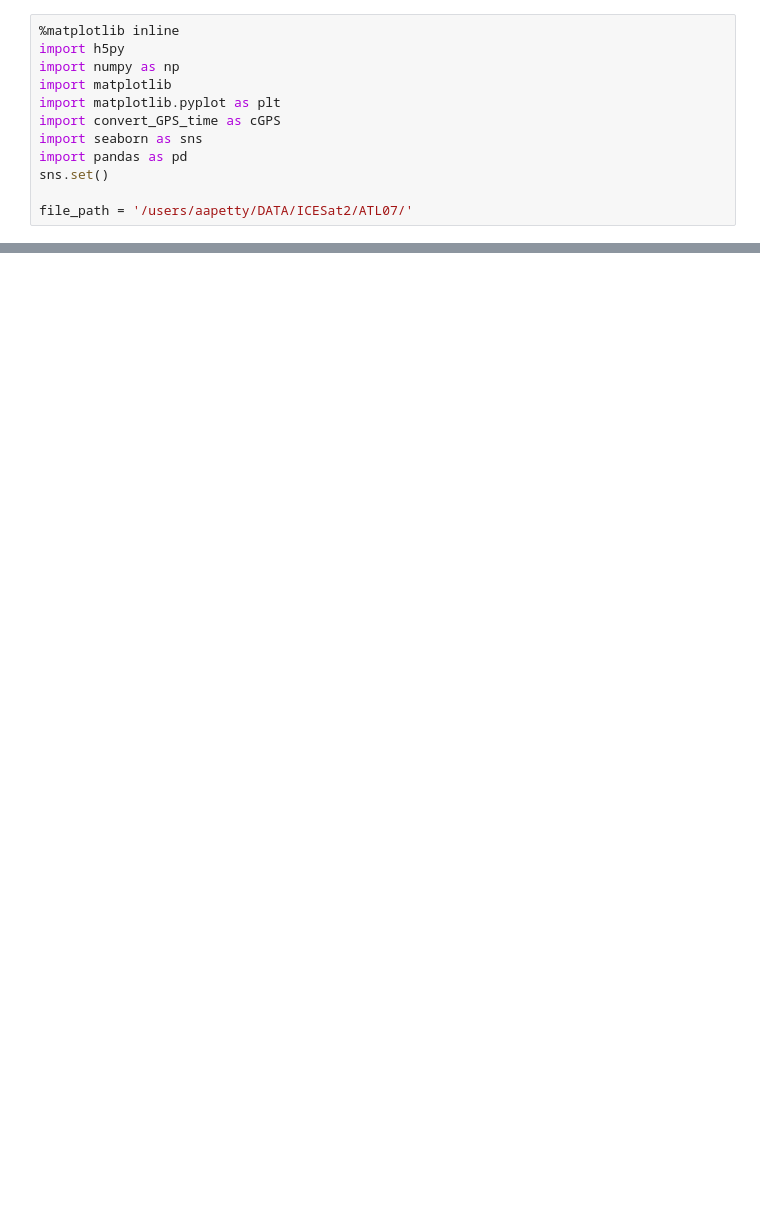
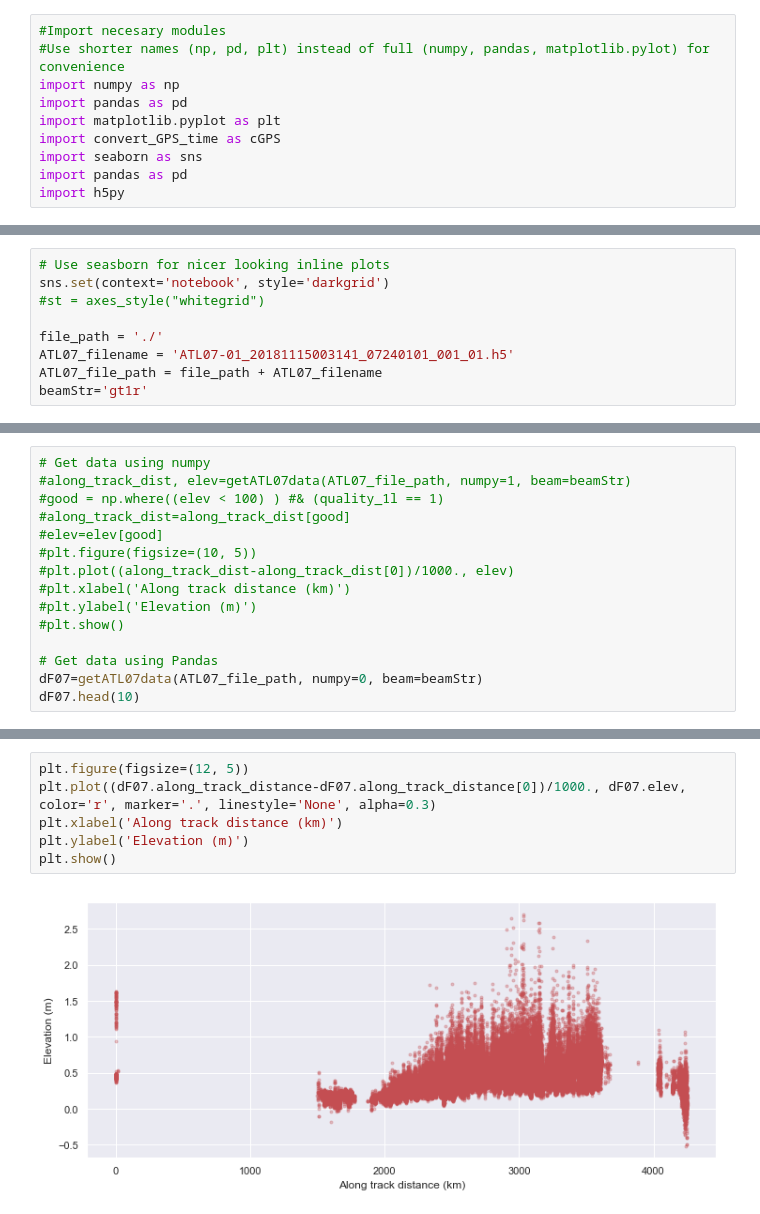
Before and after one commit to ICESAT-2HackWeek/tutorial_dev, a Jupyter notebook: seaice/ATL07.ipynb, the cells around one changed output, grey strips where cells are left out. Drawn from its saved outputs; the diff is of its cells as text; blank space fills up the shorter version.

Commit message:
updated the ATL07 notebook and added a demo file, which should be ignored

```diff
--- a/seaice/ATL07.ipynb
+++ b/seaice/ATL07.ipynb
@@ -6,12 +48,10 @@ Input requirements: ATL07 data file
 # %%
-%matplotlib inline
-import h5py
+#Import necesary modules
+#Use shorter names (np, pd, plt) instead of full (numpy, pandas, matplotlib.pylot) for convenience
 import numpy as np
-import matplotlib
+import pandas as pd
 import matplotlib.pyplot as plt
 import convert_GPS_time as cGPS
 import seaborn as sns
 import pandas as pd
-sns.set()
-
-file_path = '/users/aapetty/DATA/ICESat2/ATL07/'
+import h5py
@@ -85 +58,10 @@ plt.show()
+# %%
+# Use seasborn for nicer looking inline plots
+sns.set(context='notebook', style='darkgrid')
+#st = axes_style("whitegrid")
+
+file_path = './'
+ATL07_filename = 'ATL07-01_20181115003141_07240101_001_01.h5'
+ATL07_file_path = file_path + ATL07_filename
+beamStr='gt1r'
 # %%
@@ -134,0 +139,15 @@ dF.head(5)
+# %%
+# Get data using numpy
+#along_track_dist, elev=getATL07data(ATL07_file_path, numpy=1, beam=beamStr)
+#good = np.where((elev < 100) )	#& (quality_1l == 1)
+#along_track_dist=along_track_dist[good]
+#elev=elev[good]
+#plt.figure(figsize=(10, 5))
+#plt.plot((along_track_dist-along_track_dist[0])/1000., elev)
+#plt.xlabel('Along track distance (km)')
+#plt.ylabel('Elevation (m)')
+#plt.show()
+
+# Get data using Pandas
+dF07=getATL07data(ATL07_file_path, numpy=0, beam=beamStr)
+dF07.head(10)
@@ -134,0 +166,8 @@ dF.head(5)
+# %%
+plt.figure(figsize=(12, 5))
+plt.plot((dF07.along_track_distance-dF07.along_track_distance[0])/1000., dF07.elev, color='r', marker='.', linestyle='None', alpha=0.3)
+plt.xlabel('Along track distance (km)')
+plt.ylabel('Elevation (m)')
+plt.show()
+# %% [output]
+[figure, added]
```
Also changed, not shown: parts of 16 cells of this notebook, 3 other files.
